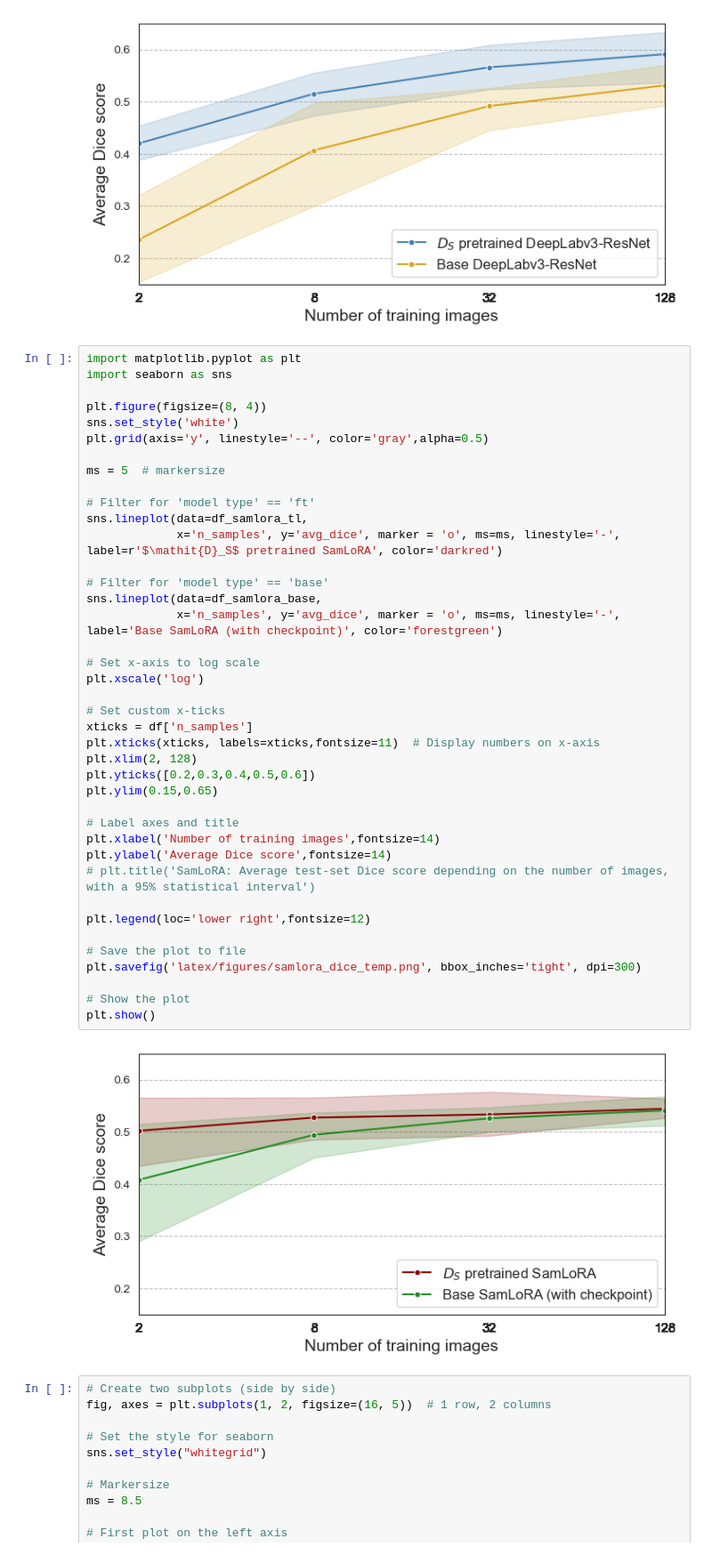
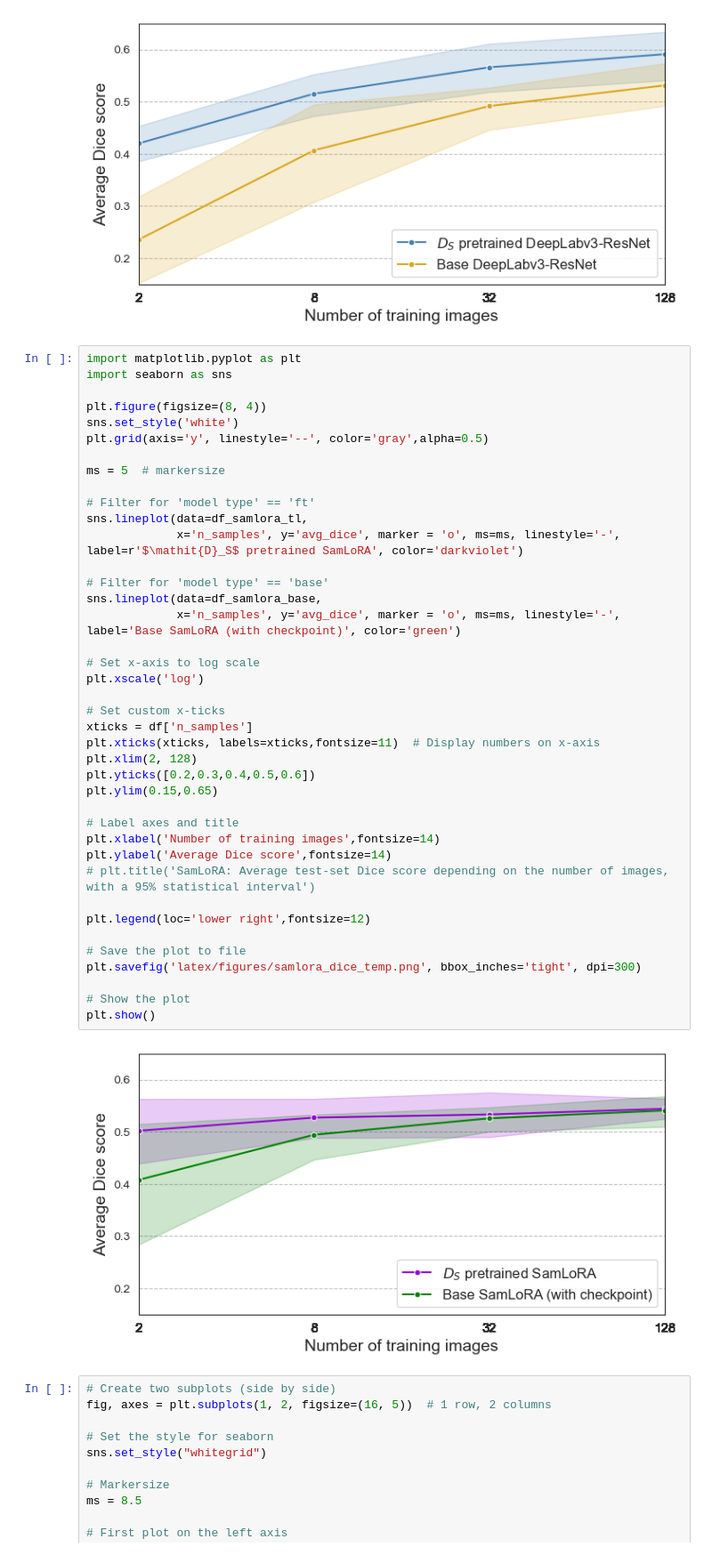
Before and after one commit to julvad/transfer_learning_S1_slicks_arctic, a Jupyter notebook: src/figures.ipynb, the cells around one changed output. Shown at 89% size. Cells and saved outputs as stored; diff of their text form.

Commit message:
colorblind-friendly fig

```diff
--- a/src/figures.ipynb
+++ b/src/figures.ipynb
@@ -278,36 +278,36 @@ ms = 5  # markersize
 
 # Filter for 'model type' == 'ft'
 sns.lineplot(data=df_samlora_tl,
-             x='n_samples', y='avg_dice', marker = 'o', ms=ms, linestyle='-', label=r'$\mathit{D}_S$ pretrained SamLoRA', color='darkred')
+             x='n_samples', y='avg_dice', marker = 'o', ms=ms, linestyle='-', label=r'$\mathit{D}_S$ pretrained SamLoRA', color='darkviolet')
 
 # Filter for 'model type' == 'base'
 sns.lineplot(data=df_samlora_base,
-             x='n_samples', y='avg_dice', marker = 'o', ms=ms, linestyle='-', label='Base SamLoRA (with checkpoint)', color='forestgreen')
+             x='n_samples', y='avg_dice', marker = 'o', ms=ms, linestyle='-', label='Base SamLoRA (with checkpoint)', color='green')
 
 # Set x-axis to log scale
 plt.xscale('log')
 
 # Set custom x-ticks
 xticks = df['n_samples']
 plt.xticks(xticks, labels=xticks,fontsize=11)  # Display numbers on x-axis
 plt.xlim(2, 128)
 plt.yticks([0.2,0.3,0.4,0.5,0.6])
 plt.ylim(0.15,0.65)
 
 # Label axes and title
 plt.xlabel('Number of training images',fontsize=14)
 plt.ylabel('Average Dice score',fontsize=14)
 # plt.title('SamLoRA: Average test-set Dice score depending on the number of images, with a 95% statistical interval')
 
 plt.legend(loc='lower right',fontsize=12)
 
 # Save the plot to file
 plt.savefig('latex/figures/samlora_dice_temp.png', bbox_inches='tight', dpi=300)
 
 # Show the plot
 plt.show()
 # %% [output]
-[figure, old version]
+[figure, new version]
 # %%
 # Create two subplots (side by side)
 fig, axes = plt.subplots(1, 2, figsize=(16, 5))  # 1 row, 2 columns
```
Also changed, not shown: 2 other files.
